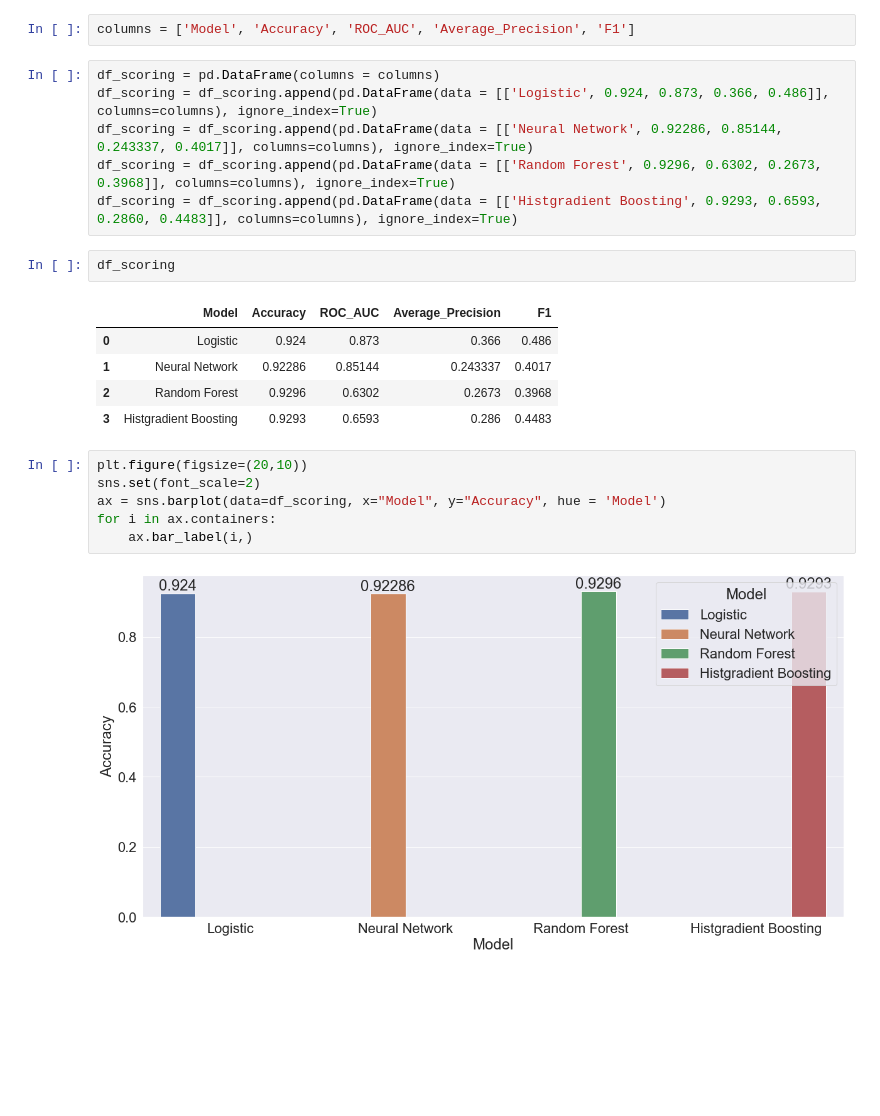
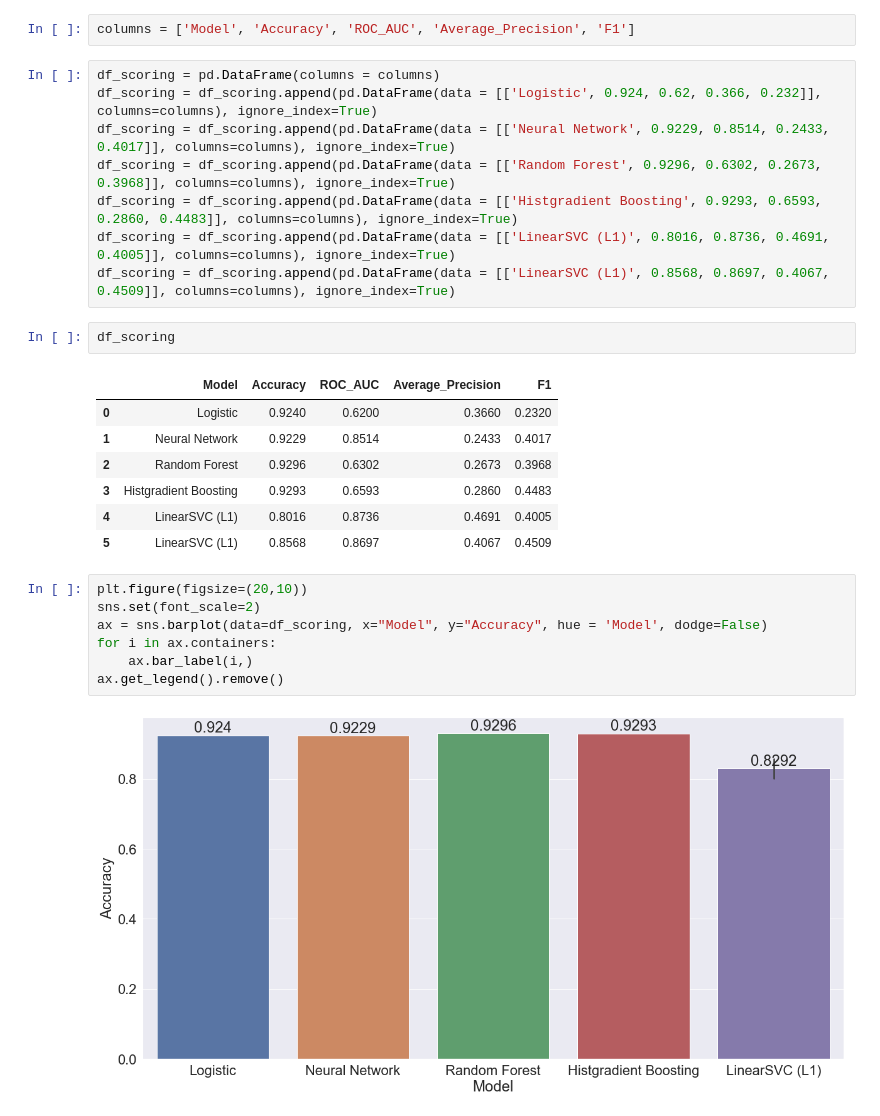
Before and after one commit to JennaYuuu/AML-Project, a Jupyter notebook: model_building/scoring.ipynb, the cells around one changed output. Cells and saved outputs as stored; diff of their text form; blank space fills up the shorter version.

Commit message:
Scoring hopefully final update

```diff
--- a/model_building/scoring.ipynb
+++ b/model_building/scoring.ipynb
@@ -7,25 +7,30 @@ import matplotlib.pyplot as plt
 columns = ['Model', 'Accuracy', 'ROC_AUC', 'Average_Precision', 'F1']
 # %%
 df_scoring = pd.DataFrame(columns = columns)
-df_scoring = df_scoring.append(pd.DataFrame(data = [['Logistic', 0.924, 0.873, 0.366, 0.486]], columns=columns), ignore_index=True)
-df_scoring = df_scoring.append(pd.DataFrame(data = [['Neural Network', 0.92286, 0.85144, 0.243337, 0.4017]], columns=columns), ignore_index=True)
+df_scoring = df_scoring.append(pd.DataFrame(data = [['Logistic', 0.924, 0.62, 0.366, 0.232]], columns=columns), ignore_index=True)
+df_scoring = df_scoring.append(pd.DataFrame(data = [['Neural Network', 0.9229, 0.8514, 0.2433, 0.4017]], columns=columns), ignore_index=True)
 df_scoring = df_scoring.append(pd.DataFrame(data = [['Random Forest', 0.9296, 0.6302, 0.2673, 0.3968]], columns=columns), ignore_index=True)
 df_scoring = df_scoring.append(pd.DataFrame(data = [['Histgradient Boosting', 0.9293, 0.6593, 0.2860, 0.4483]], columns=columns), ignore_index=True)
+df_scoring = df_scoring.append(pd.DataFrame(data = [['LinearSVC (L1)', 0.8016, 0.8736, 0.4691, 0.4005]], columns=columns), ignore_index=True)
+df_scoring = df_scoring.append(pd.DataFrame(data = [['LinearSVC (L1)', 0.8568, 0.8697, 0.4067, 0.4509]], columns=columns), ignore_index=True)
 # %%
 df_scoring
 # %% [output]
 |  | Model | Accuracy | ROC_AUC | Average_Precision | F1 |
-| 0 | Logistic | 0.924 | 0.873 | 0.366 | 0.486 |
-| 1 | Neural Network | 0.92286 | 0.85144 | 0.243337 | 0.4017 |
+| 0 | Logistic | 0.9240 | 0.6200 | 0.3660 | 0.2320 |
+| 1 | Neural Network | 0.9229 | 0.8514 | 0.2433 | 0.4017 |
 | 2 | Random Forest | 0.9296 | 0.6302 | 0.2673 | 0.3968 |
-| 3 | Histgradient Boosting | 0.9293 | 0.6593 | 0.286 | 0.4483 |
+| 3 | Histgradient Boosting | 0.9293 | 0.6593 | 0.2860 | 0.4483 |
+| 4 | LinearSVC (L1) | 0.8016 | 0.8736 | 0.4691 | 0.4005 |
+| 5 | LinearSVC (L1) | 0.8568 | 0.8697 | 0.4067 | 0.4509 |
 # %%
 plt.figure(figsize=(20,10))
 sns.set(font_scale=2)
-ax = sns.barplot(data=df_scoring, x="Model", y="Accuracy", hue = 'Model')
+ax = sns.barplot(data=df_scoring, x="Model", y="Accuracy", hue = 'Model', dodge=False)
 for i in ax.containers:
     ax.bar_label(i,)
+ax.get_legend().remove()
 # %% [output]
-[figure, old version]
+[figure, new version]
 # %%
 plt.figure(figsize=(20,10))
```
Also changed, not shown: parts of 5 cells of this notebook.
